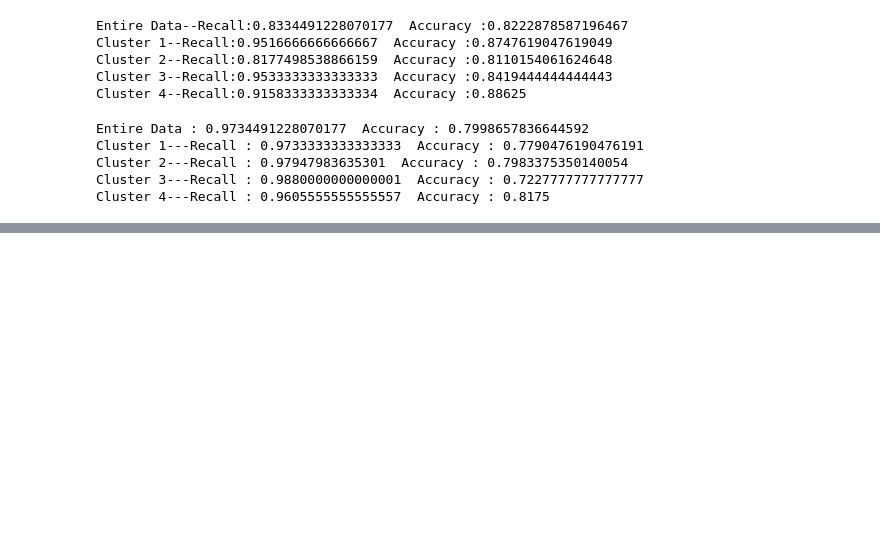
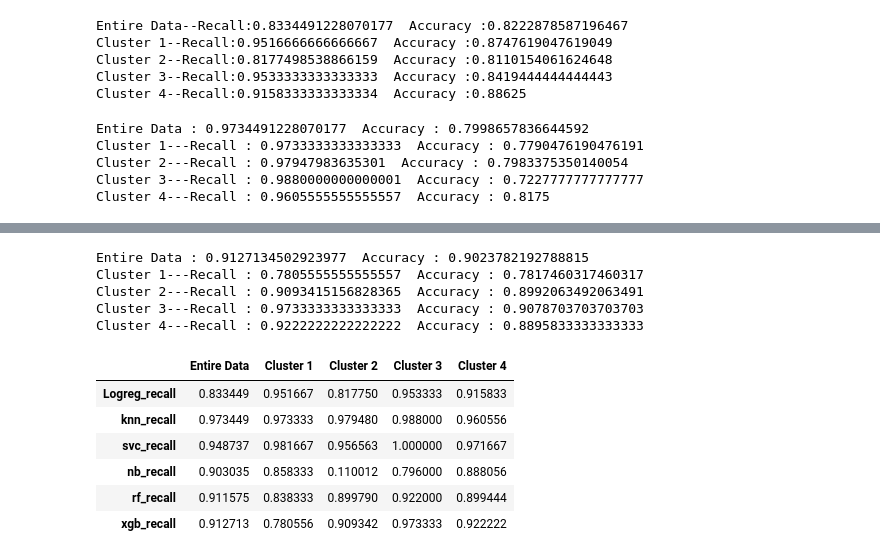
Before and after one commit to Shashank-Sundi/NOTEBOOKS, a Jupyter notebook: INSURANCE-CLAIM-FRAUD.ipynb, the cells around one changed output, grey strips where cells are left out. Cells and saved outputs as stored; diff of their text form; code cells hidden in the pictures; blank space fills up the shorter version.

```diff
--- a/INSURANCE-CLAIM-FRAUD.ipynb
+++ b/INSURANCE-CLAIM-FRAUD.ipynb
@@ -896,0 +1005,53 @@ Cluster 4---Recall : 0.9605555555555557  Accuracy : 0.8175
+# %%
+#Trying XGB Classsifier
+
+from xgboost import XGBClassifier
+
+scores_xgb=[]
+accuracy_xgb=[]
+
+for i in [data,data_c1,data_c2,data_c3,data_c4]:
+        X=i.drop(['fraud_reported'],axis=1)
+        y=i.fraud_reported
+        X_train,X_test,y_train,y_test=train_test_split(X,np.ravel(y),test_size=0.3,random_state=2)
+
+        xgb=XGBClassifier(use_label_encoder=False ,eval_metric='error')
+        cv=RepeatedStratifiedKFold(n_splits=10, n_repeats=3,random_state=1)
+
+        #collecting recall
+        recall=cross_val_score(xgb,X,y,cv=cv,scoring='recall')
+        scores_xgb.append(recall.mean())
+
+        #collecting accuracy
+        acc=cross_val_score(xgb,X,y,cv=cv,scoring='accuracy')
+        accuracy_xgb.append(acc.mean())
+
+print(f"Entire Data : {scores_xgb[0]}  Accuracy : {accuracy_xgb[0]}")
+print(f"Cluster 1---Recall : {scores_xgb[1]}  Accuracy : {accuracy_xgb[1]}")
+print(f"Cluster 2---Recall : {scores_xgb[2]}  Accuracy : {accuracy_xgb[2]}")
+print(f"Cluster 3---Recall : {scores_xgb[3]}  Accuracy : {accuracy_xgb[3]}")
+print(f"Cluster 4---Recall : {scores_xgb[4]}  Accuracy : {accuracy_xgb[4]}")
+# %% [output]
+Entire Data : 0.9127134502923977  Accuracy : 0.9023782192788815
+Cluster 1---Recall : 0.7805555555555557  Accuracy : 0.7817460317460317
+Cluster 2---Recall : 0.9093415156828365  Accuracy : 0.8992063492063491
+Cluster 3---Recall : 0.9733333333333333  Accuracy : 0.9078703703703703
+Cluster 4---Recall : 0.9222222222222222  Accuracy : 0.8895833333333333
+# %%
+# Comparing Recall Values
+
+recall_vals=pd.DataFrame(data=[scores_logreg,scores_knn,scores_svc,
+                        scores_nb,scores_rf,scores_xgb],
+                        index=['Logreg_recall','knn_recall','svc_recall',
+                        'nb_recall','rf_recall','xgb_recall'],
+                        columns=['Entire Data','Cluster 1','Cluster 2','Cluster 3','Cluster 4'])
+
+recall_vals
+# %% [output]
+|  | Entire Data | Cluster 1 | Cluster 2 | Cluster 3 | Cluster 4 |
+| Logreg_recall | 0.833449 | 0.951667 | 0.817750 | 0.953333 | 0.915833 |
+| knn_recall | 0.973449 | 0.973333 | 0.979480 | 0.988000 | 0.960556 |
+| svc_recall | 0.948737 | 0.981667 | 0.956563 | 1.000000 | 0.971667 |
+| nb_recall | 0.903035 | 0.858333 | 0.110012 | 0.796000 | 0.888056 |
+| rf_recall | 0.911575 | 0.838333 | 0.899790 | 0.922000 | 0.899444 |
+| xgb_recall | 0.912713 | 0.780556 | 0.909342 | 0.973333 | 0.922222 |
```
Also changed, not shown: parts of 7 cells of this notebook.
